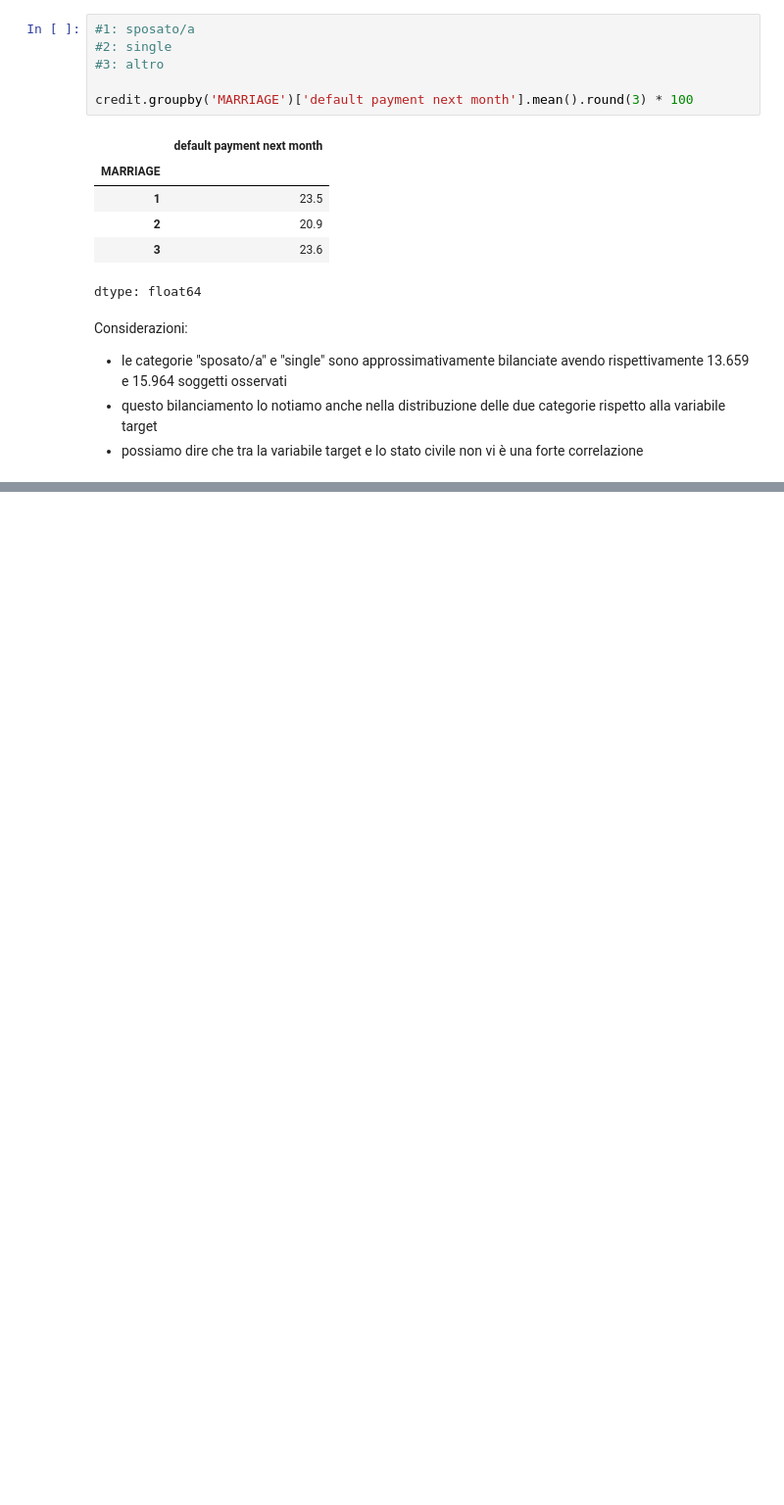
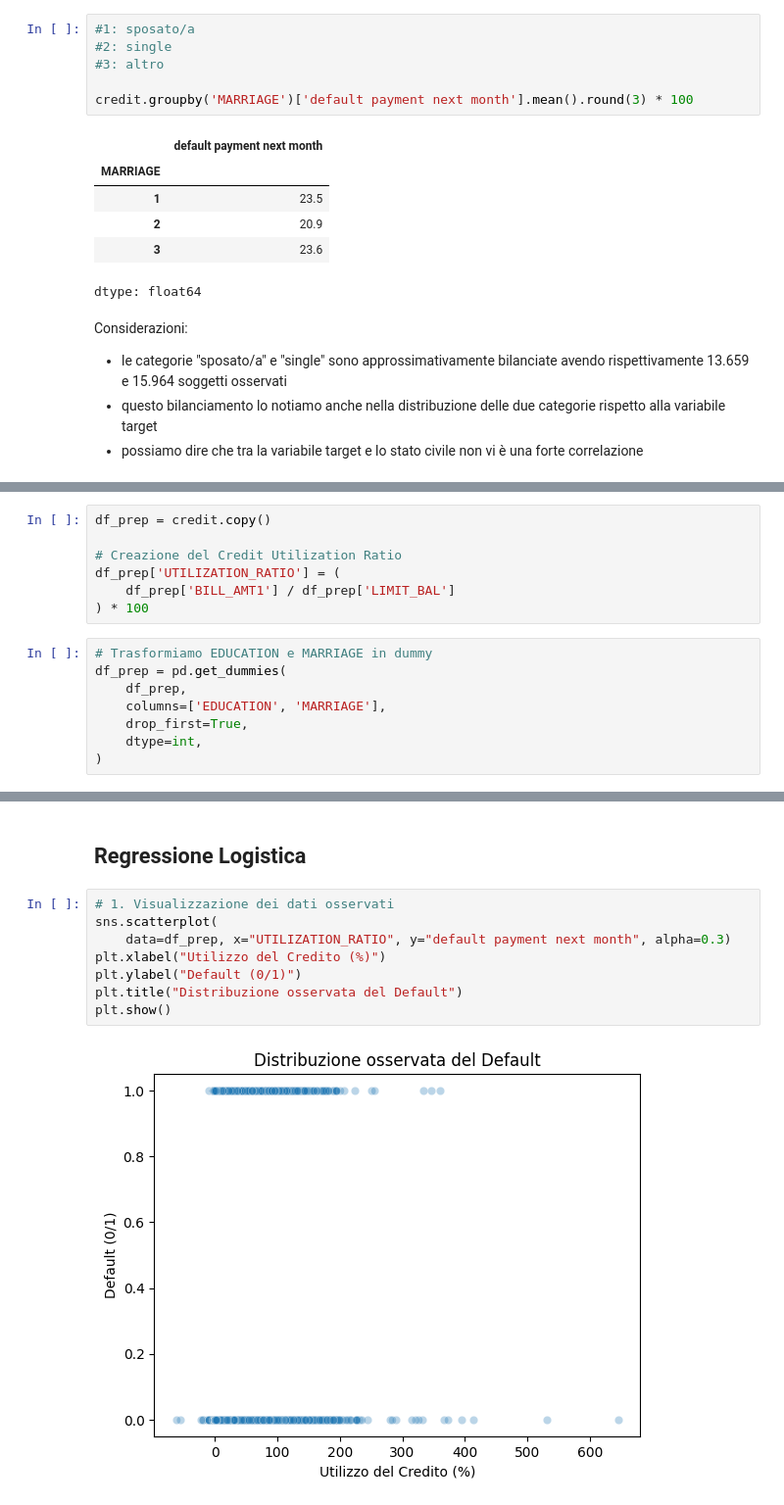
Before and after one commit to caterinaghiani/progetto_datascience, a Jupyter notebook: notebooks/progetto_datascience.ipynb, the cells around one changed output, grey strips where cells are left out. Shown at 98% size. Cells and saved outputs as stored; diff of their text form; blank space fills up the shorter version.

```diff
--- a/notebooks/progetto_datascience.ipynb
+++ b/notebooks/progetto_datascience.ipynb
@@ -666,0 +894,15 @@ Considerazioni:
+# %%
+df_prep = credit.copy()
+
+# Creazione del Credit Utilization Ratio
+df_prep['UTILIZATION_RATIO'] = (
+    df_prep['BILL_AMT1'] / df_prep['LIMIT_BAL']
+) * 100
+# %%
+# Trasformiamo EDUCATION e MARRIAGE in dummy
+df_prep = pd.get_dummies(
+    df_prep,
+    columns=['EDUCATION', 'MARRIAGE'],
+    drop_first=True,
+    dtype=int,
+)
@@ -666,0 +939,12 @@ Considerazioni:
+# %% [markdown]
+## Regressione Logistica
+# %%
+# 1. Visualizzazione dei dati osservati
+sns.scatterplot(
+    data=df_prep, x="UTILIZATION_RATIO", y="default payment next month", alpha=0.3)
+plt.xlabel("Utilizzo del Credito (%)")
+plt.ylabel("Default (0/1)")
+plt.title("Distribuzione osservata del Default")
+plt.show()
+# %% [output]
+[figure, added]
```
Also changed, not shown: parts of 42 cells of this notebook.
